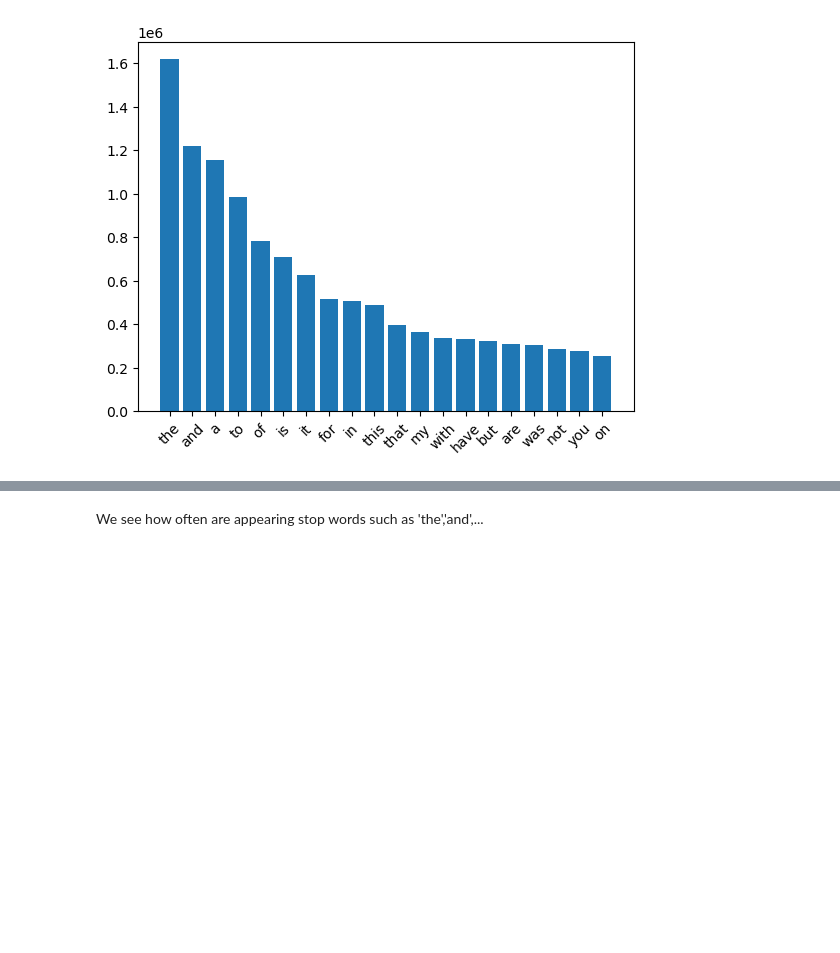
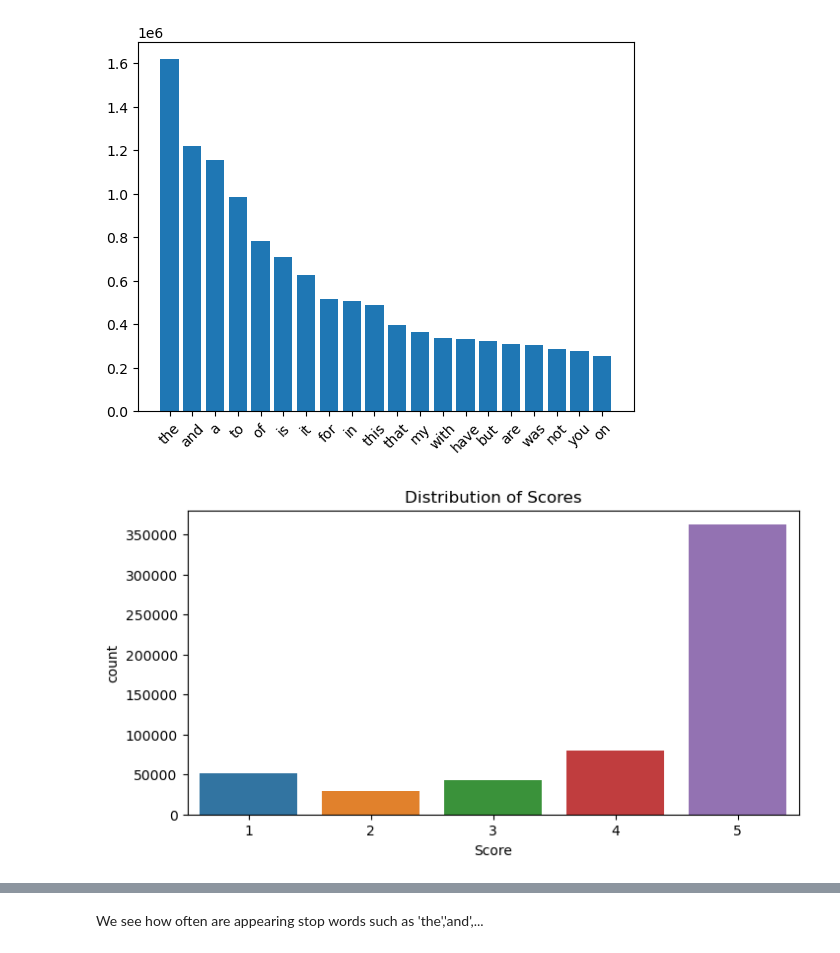
Before and after one commit to dfinel/sentiment_analysis_on_amazon_reviews, a Jupyter notebook: final_project_milestone2_NM.ipynb, the cells around one changed output, grey strips where cells are left out. Cells and saved outputs as stored; diff of their text form; code cells hidden in the pictures; blank space fills up the shorter version.

```diff
--- a/final_project_milestone2_NM.ipynb
+++ b/final_project_milestone2_NM.ipynb
@@ -191,3 +191,10 @@ plt.bar(x,y)
 # %% [output]
 <BarContainer object of 20 artists>
 [figure]
+# %%
+plt.figure(figsize=(8, 4))
+sns.countplot(x=df['Score'])
+plt.title("Distribution of Scores")
+plt.show()
+# %% [output]
+[figure, added]
```
Also changed, not shown: parts of 3 cells of this notebook.
